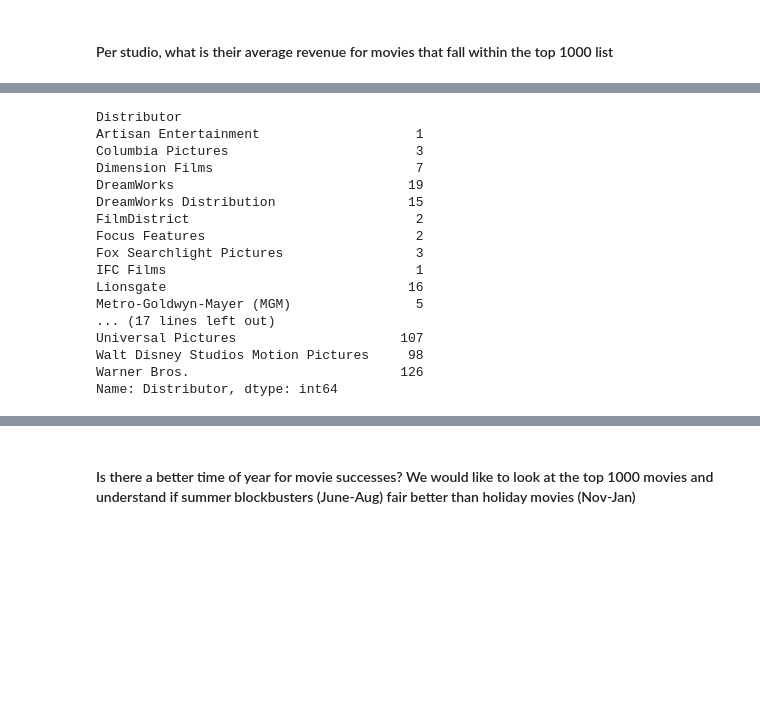
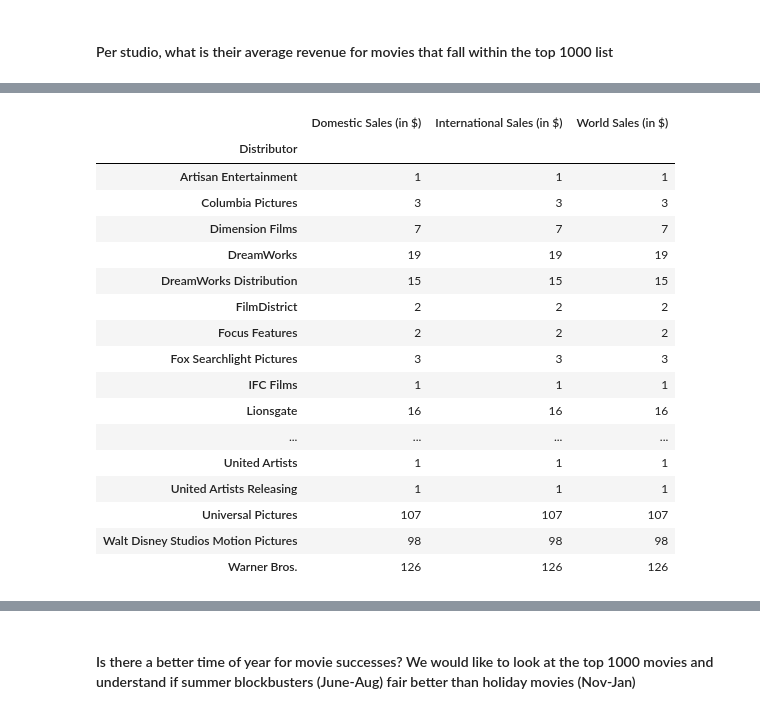
Before and after one commit to GrovesB/Group-10-Project-1, a Jupyter notebook: Project 1.ipynb, the cells around one changed output, grey strips where cells are left out. Cells and saved outputs as stored; diff of their text form; code cells hidden in the pictures; blank space fills up the shorter version.

```diff
--- a/Project 1.ipynb
+++ b/Project 1.ipynb
@@ -134,22 +72,23 @@ counts.count()
-# %%
-dist_count = counts['Distributor'].count()
-
-dist_count
-# %% [output]
-Distributor
-Artisan Entertainment                    1
-Columbia Pictures                        3
-Dimension Films                          7
-DreamWorks                              19
-DreamWorks Distribution                 15
-FilmDistrict                             2
-Focus Features                           2
-Fox Searchlight Pictures                 3
-IFC Films                                1
-Lionsgate                               16
-Metro-Goldwyn-Mayer (MGM)                5
-... (17 lines left out)
-Universal Pictures                     107
-Walt Disney Studios Motion Pictures     98
-Warner Bros.                           126
-Name: Distributor, dtype: int64
+# %%
+counts = rev_totals.groupby('Distributor').count()
+
+counts
+# %% [output]
+|  | Domestic Sales (in $) | International Sales (in $) | World Sales (in $) |
+| Distributor |  |  |  |
+| Artisan Entertainment | 1 | 1 | 1 |
+| Columbia Pictures | 3 | 3 | 3 |
+| Dimension Films | 7 | 7 | 7 |
+| DreamWorks | 19 | 19 | 19 |
+| DreamWorks Distribution | 15 | 15 | 15 |
+| FilmDistrict | 2 | 2 | 2 |
+| Focus Features | 2 | 2 | 2 |
+| Fox Searchlight Pictures | 3 | 3 | 3 |
+| IFC Films | 1 | 1 | 1 |
+| Lionsgate | 16 | 16 | 16 |
+| ... | ... | ... | ... |
+| United Artists | 1 | 1 | 1 |
+| United Artists Releasing | 1 | 1 | 1 |
+| Universal Pictures | 107 | 107 | 107 |
+| Walt Disney Studios Motion Pictures | 98 | 98 | 98 |
+| Warner Bros. | 126 | 126 | 126 |
```
Also changed, not shown: parts of 7 cells of this notebook.
